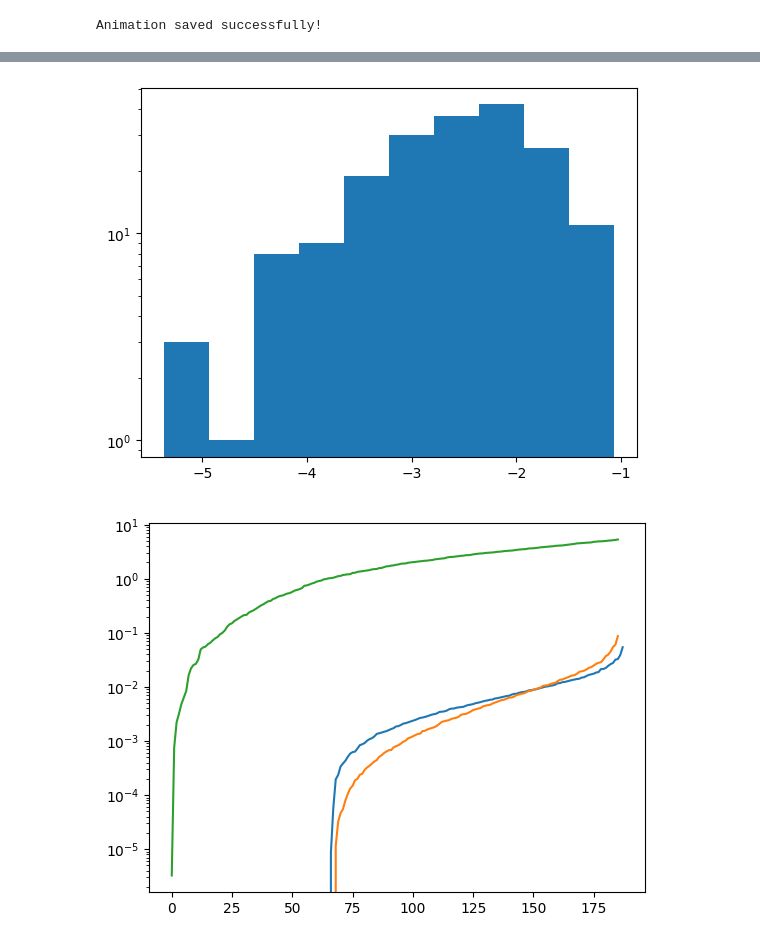
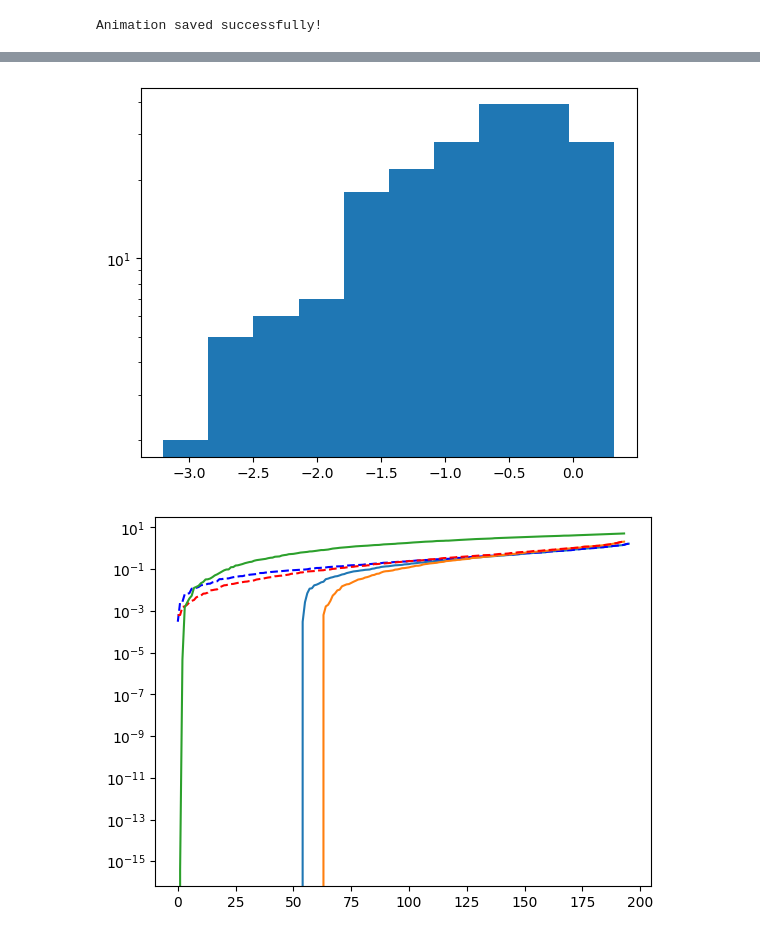
Before and after one commit to mmccraw98/notebooks-fall-25, a Jupyter notebook: 11/effective-modes/test_disk.ipynb, the cells around one changed output, grey strips where cells are left out. Cells and saved outputs as stored; diff of their text form; code cells hidden in the pictures.

```diff
--- a/11/effective-modes/test_disk.ipynb
+++ b/11/effective-modes/test_disk.ipynb
@@ -107,2 +105,12 @@ CompletedProcess(args=['/home/mmccraw/dev/dpmd/build/nve_disk_pbc_final', '/home
 # %%
 dynamics_data = dp.data.load(path, location=['final', 'init'], load_trajectory=True)
+# %%
+G = dynamics_data.trajectory.pos[:, :, 0] * dynamics_data.trajectory.vel[:, :, 1] * dynamics_data.mass
+
+eh_msd = np.zeros((G.shape[0], G.shape[1]))
+for i in tqdm(range(1, G.shape[0] - 1)):
+    eh_msd[i] = np.mean((G[i:] - G[:-i]) ** 2, axis=0)
+
+eh_msd = np.add.reduceat(eh_msd, dynamics_data.system_offset[:-1], axis=1) / dynamics_data.system_size
+
+t = np.arange(eh_msd.shape[0])
@@ -130,8 +144,8 @@ create_animation(
 Saving animation to anim.gif...
 Animation saved successfully!
 # %%
-sid = 21
-fid = -1
+sid = 47
+fid = 900
 draw_particles_frame(fid, plt.gca(), dynamics_data, sid, True, 'particle', 'grey', 'trajectory', 1.1)
 v = vec_list[sid].copy()
 
@@ -159,5 +176,4 @@ plt.plot(U[:, -1])
 # %%
-sid = 21
 t0 = 0
 tf = -1
 
@@ -185,13 +201,15 @@ ax[1].plot(rmsd)
 plt.hist(np.log10(np.abs(S_vals)))
 plt.yscale('log')
 # %% [output]
-[figure, old version]
+[figure, new version]
 # %%
 vals, vecs = np.linalg.eigh(V @ np.linalg.pinv(U))
 
 plt.plot(vals)
+plt.plot(np.sort(np.abs(vals)), color='b', ls='--')
 plt.plot(S_vals)
+plt.plot(np.sort(np.abs(S_vals)), color='r', ls='--')
 plt.plot(val_list[sid][2:])
 plt.yscale('log')
 # %% [output]
-[figure, old version]
+[figure, new version]
```
Also changed, not shown: parts of 9 cells of this notebook, 33 other files.
